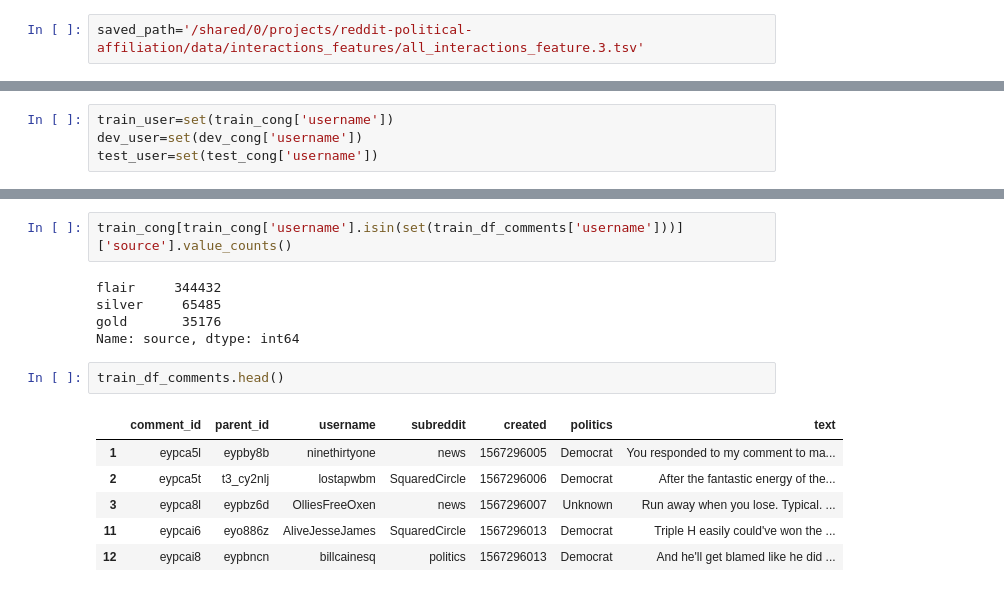
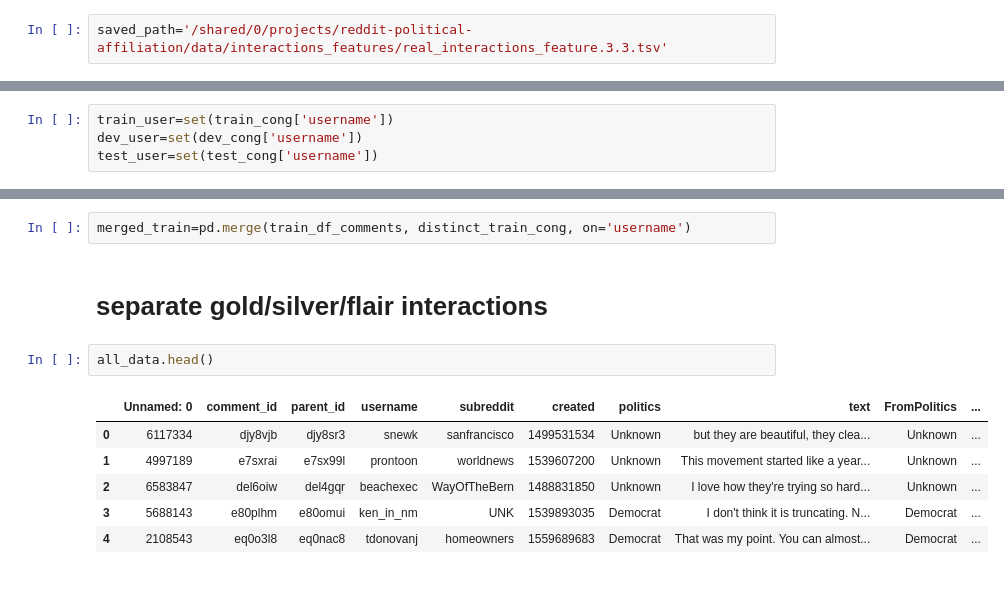
Before and after one commit to davidjurgens/reddit-political-affiliation, a Jupyter notebook: src/features/interactions/Untitled.ipynb, the cells around one changed output, grey strips where cells are left out. Drawn from its saved outputs; the diff is of its cells as text.

Commit message:
ignore several data

```diff
--- a/src/features/interactions/Untitled.ipynb
+++ b/src/features/interactions/Untitled.ipynb
@@ -288,6 +265,6 @@ prepare_sentence_features(all_data)
 # %% [output]
 2078 45473.389921963215 402
 # %%
-saved_path='/shared/0/projects/reddit-political-affiliation/data/interactions_features/all_interactions_feature.3.tsv'
+saved_path='/shared/0/projects/reddit-political-affiliation/data/interactions_features/real_interactions_feature.3.3.tsv'
 # %%
 all_data.to_csv(saved_path, sep = '\t')
@@ -446,16 +415,13 @@ train_df_comments=df_comments[df_comments['username'].isin(train_user)]
-# %%
-train_cong[train_cong['username'].isin(set(train_df_comments['username']))]['source'].value_counts()
-# %% [output]
-flair     344432
-silver     65485
-gold       35176
-Name: source, dtype: int64
+# %%
+merged_train=pd.merge(train_df_comments, distinct_train_cong, on='username')
+# %% [markdown]
+# separate gold/silver/flair interactions
 # %%
-train_df_comments.head()
+all_data.head()
 # %% [output]
-|  | comment_id | parent_id | username | subreddit | created | politics | text |
-| 1 | eypca5l | eypby8b | ninethirtyone | news | 1567296005 | Democrat | You responded to my comment to ma... |
-| 2 | eypca5t | t3_cy2nlj | lostapwbm | SquaredCircle | 1567296006 | Democrat | After the fantastic energy of the... |
-| 3 | eypca8l | eypbz6d | OlliesFreeOxen | news | 1567296007 | Unknown | Run away when you lose. Typical. ... |
-| 11 | eypcai6 | eyo886z | AliveJesseJames | SquaredCircle | 1567296013 | Democrat | Triple H easily could've won the ... |
-| 12 | eypcai8 | eypbncn | billcainesq | politics | 1567296013 | Democrat | And he'll get blamed like he did ... |
+|  | Unnamed: 0 | comment_id | parent_id | username | subreddit | created | politics | text | FromPolitics | ... |
+| 0 | 6117334 | djy8vjb | djy8sr3 | snewk | sanfrancisco | 1499531534 | Unknown | but they are beautiful, they clea... | Unknown | ... |
+| 1 | 4997189 | e7sxrai | e7sx99l | prontoon | worldnews | 1539607200 | Unknown | This movement started like a year... | Unknown | ... |
+| 2 | 6583847 | del6oiw | del4gqr | beachexec | WayOfTheBern | 1488831850 | Unknown | I love how they're trying so hard... | Unknown | ... |
+| 3 | 5688143 | e80plhm | e80omui | ken_in_nm | UNK | 1539893035 | Democrat | I don't think it is truncating. N... | Democrat | ... |
+| 4 | 2108543 | eq0o3l8 | eq0nac8 | tdonovanj | homeowners | 1559689683 | Democrat | That was my point. You can almost... | Democrat | ... |
```
Also changed, not shown: parts of 30 cells of this notebook, 1 other file.
